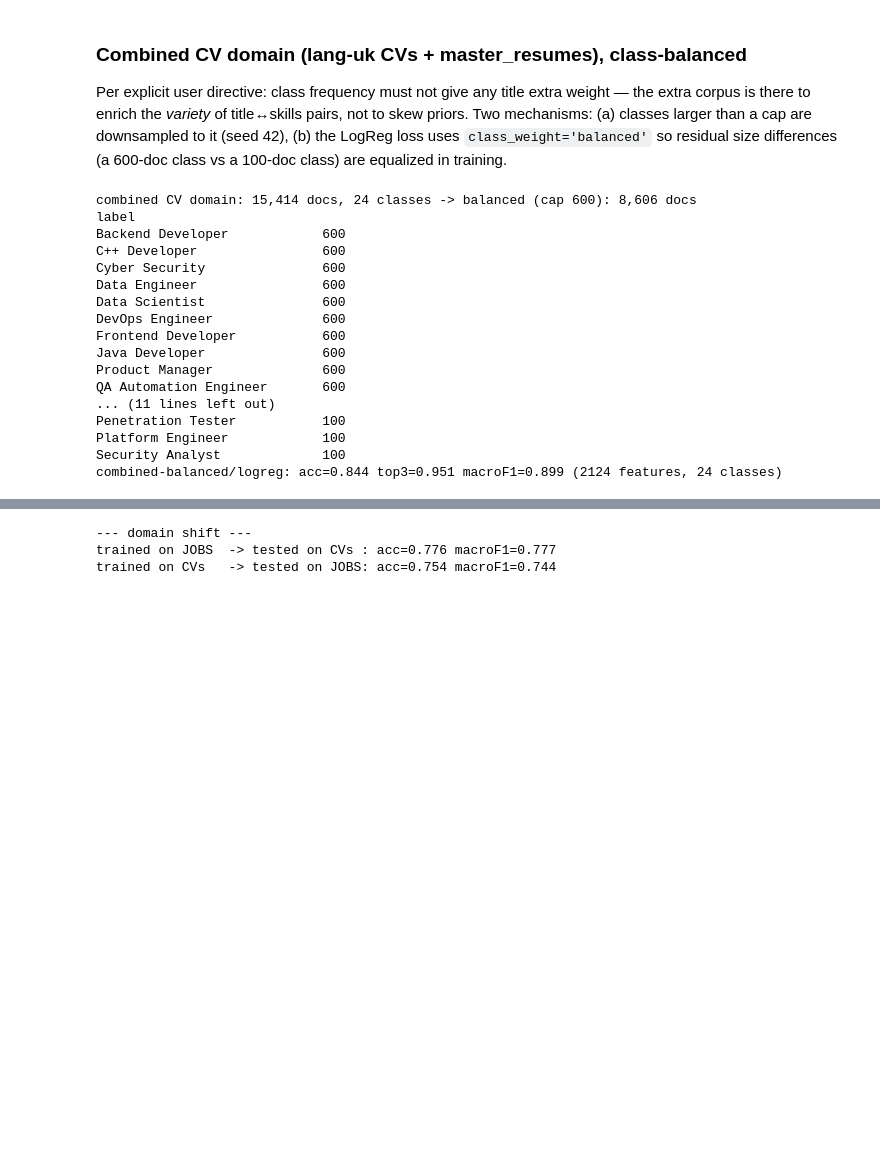
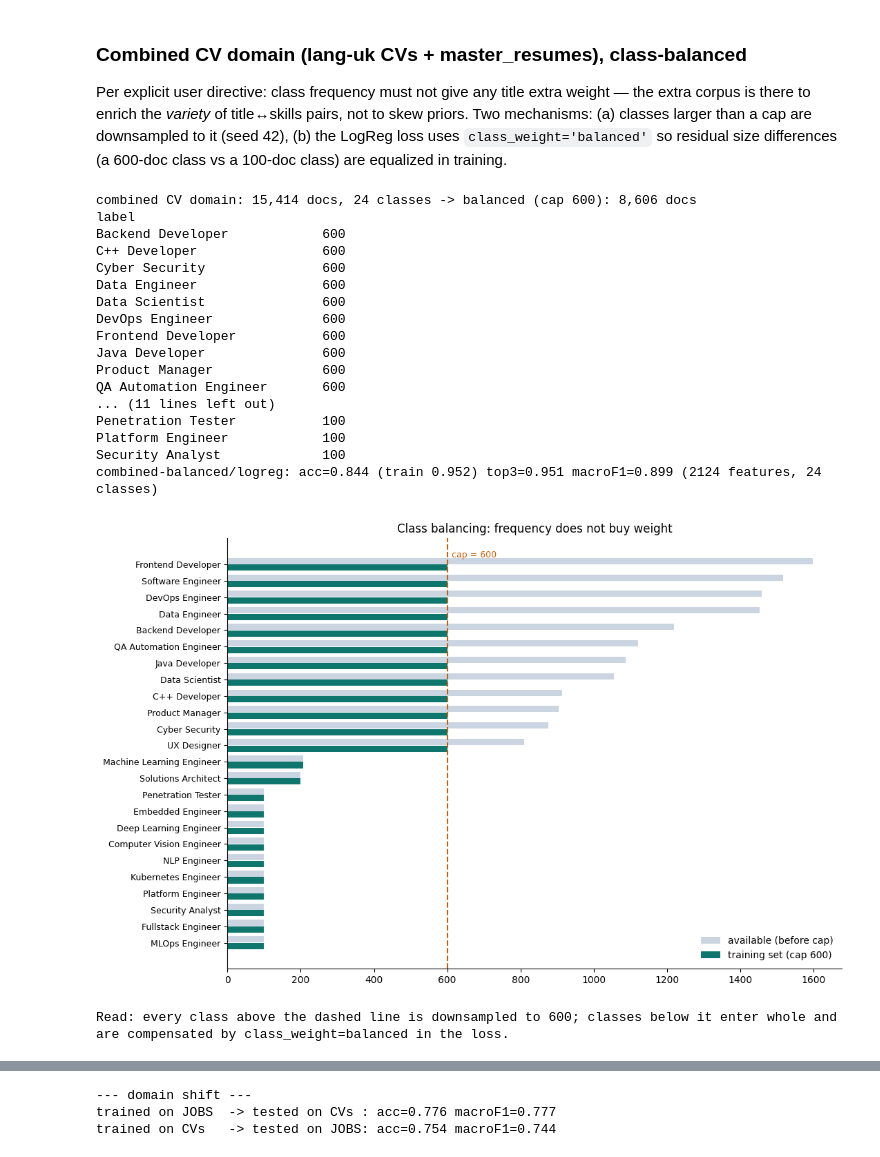
Before and after one commit to yaringol/CareerLens, a Jupyter notebook: ds/model/skills_to_title.ipynb, the cells around one changed output, grey strips where cells are left out. Cells and saved outputs as stored; diff of their text form; code cells hidden in the pictures; blank space fills up the shorter version.

```diff
--- a/ds/model/skills_to_title.ipynb
+++ b/ds/model/skills_to_title.ipynb
@@ -210,8 +284,10 @@ proba = model_b.predict_proba(Xte)
 pred = proba.argmax(1)
 top3 = np.argsort(-proba, axis=1)[:, :3]
 top3_acc = np.mean([yt in row for yt, row in zip(yte, top3)])
-print(f"combined-balanced/logreg: acc={accuracy_score(yte, pred):.3f} top3={top3_acc:.3f} "
-      f"macroF1={f1_score(yte, pred, average='macro'):.3f} "
+train_acc_b = accuracy_score(ytr, model_b.predict(Xtr))
+test_acc_b = accuracy_score(yte, pred)
+print(f"combined-balanced/logreg: acc={test_acc_b:.3f} (train {train_acc_b:.3f}) "
+      f"top3={top3_acc:.3f} macroF1={f1_score(yte, pred, average='macro'):.3f} "
       f"({Xb.shape[1]} features, {len(le_b.classes_)} classes)")
 # %% [output]
 combined CV domain: 15,414 docs, 24 classes -> balanced (cap 600): 8,606 docs
@@ -230,4 +306,24 @@ QA Automation Engineer       600
 Penetration Tester           100
 Platform Engineer            100
 Security Analyst             100
-combined-balanced/logreg: acc=0.844 top3=0.951 macroF1=0.899 (2124 features, 24 classes)
+combined-balanced/logreg: acc=0.844 (train 0.952) top3=0.951 macroF1=0.899 (2124 features, 24 classes)
+# %%
+# The balancing, visually: class sizes before the cap vs what the model trains on
+before = df_cv_all.label.value_counts()
+after = df_bal.label.value_counts()
+order = before.sort_values(ascending=True).index
+fig, ax = plt.subplots(figsize=(11, 7))
+y = np.arange(len(order))
+ax.barh(y + 0.2, [before[l] for l in order], height=0.38, color=C_MUTED, label='available (before cap)')
+ax.barh(y - 0.2, [after[l] for l in order], height=0.38, color=C_LANGUK, label='training set (cap 600)')
+ax.axvline(600, color=C_MASTER, linewidth=1.5, linestyle='--')
+ax.text(612, len(order) - 0.6, 'cap = 600', color=C_MASTER, fontsize=9)
+ax.set_yticks(y, order, fontsize=9)
+ax.set_title('Class balancing: frequency does not buy weight')
+ax.legend(frameon=False, loc='lower right'); ax.spines[['top', 'right']].set_visible(False)
+plt.tight_layout(); plt.show()
+print('Read: every class above the dashed line is downsampled to 600; classes below '
+      'it enter whole and are compensated by class_weight=balanced in the loss.')
+# %% [output]
+[figure, added]
+Read: every class above the dashed line is downsampled to 600; classes below it enter whole and are compensated by class_weight=balanced in the loss.
```
Also changed, not shown: parts of 9 cells of this notebook.
